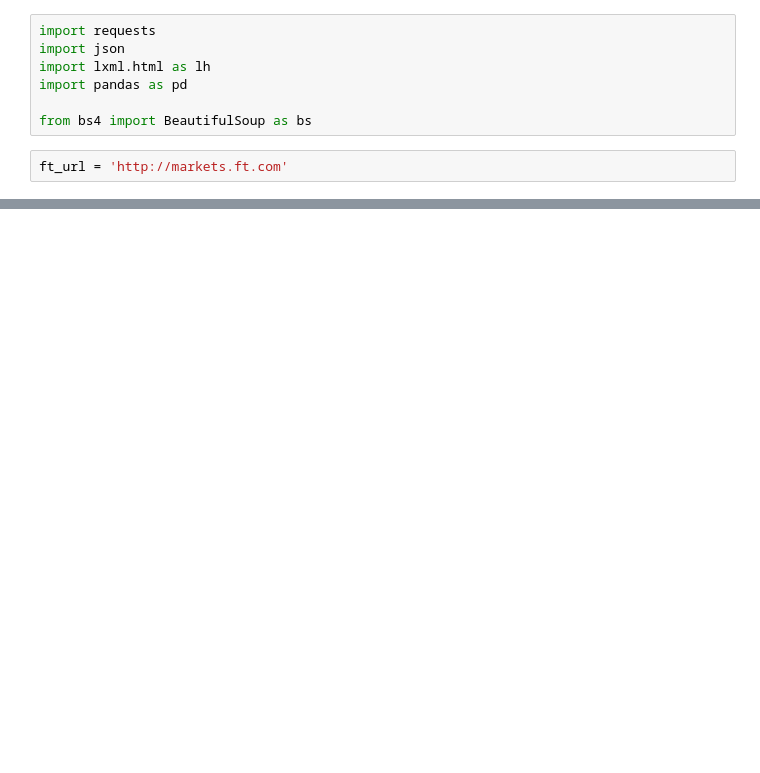
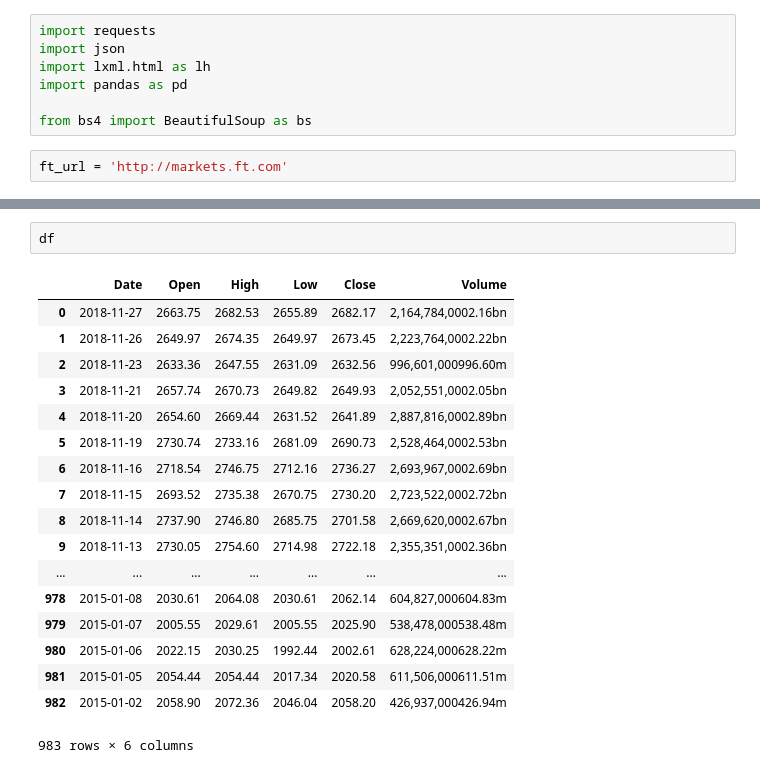
Before and after one commit to stan1eycc/investor-toolbox, a Jupyter notebook: historical_price_py/historical_price.ipynb, the cells around one changed output, grey strips where cells are left out. Saved outputs shown, nothing was run; the diff lists cells and outputs as text; blank space fills up the shorter version.

```diff
--- a/historical_price_py/historical_price.ipynb
+++ b/historical_price_py/historical_price.ipynb
@@ -116,0 +119,21 @@ df.plot(x='Date',y='Close')
+# %%
+df
+# %% [output]
+|  | Date | Open | High | Low | Close | Volume |
+| 0 | 2018-11-27 | 2663.75 | 2682.53 | 2655.89 | 2682.17 | 2,164,784,0002.16bn |
+| 1 | 2018-11-26 | 2649.97 | 2674.35 | 2649.97 | 2673.45 | 2,223,764,0002.22bn |
+| 2 | 2018-11-23 | 2633.36 | 2647.55 | 2631.09 | 2632.56 | 996,601,000996.60m |
+| 3 | 2018-11-21 | 2657.74 | 2670.73 | 2649.82 | 2649.93 | 2,052,551,0002.05bn |
+| 4 | 2018-11-20 | 2654.60 | 2669.44 | 2631.52 | 2641.89 | 2,887,816,0002.89bn |
+| 5 | 2018-11-19 | 2730.74 | 2733.16 | 2681.09 | 2690.73 | 2,528,464,0002.53bn |
+| 6 | 2018-11-16 | 2718.54 | 2746.75 | 2712.16 | 2736.27 | 2,693,967,0002.69bn |
+| 7 | 2018-11-15 | 2693.52 | 2735.38 | 2670.75 | 2730.20 | 2,723,522,0002.72bn |
+| 8 | 2018-11-14 | 2737.90 | 2746.80 | 2685.75 | 2701.58 | 2,669,620,0002.67bn |
+| 9 | 2018-11-13 | 2730.05 | 2754.60 | 2714.98 | 2722.18 | 2,355,351,0002.36bn |
+| ... | ... | ... | ... | ... | ... | ... |
+| 978 | 2015-01-08 | 2030.61 | 2064.08 | 2030.61 | 2062.14 | 604,827,000604.83m |
+| 979 | 2015-01-07 | 2005.55 | 2029.61 | 2005.55 | 2025.90 | 538,478,000538.48m |
+| 980 | 2015-01-06 | 2022.15 | 2030.25 | 1992.44 | 2002.61 | 628,224,000628.22m |
+| 981 | 2015-01-05 | 2054.44 | 2054.44 | 2017.34 | 2020.58 | 611,506,000611.51m |
+| 982 | 2015-01-02 | 2058.90 | 2072.36 | 2046.04 | 2058.20 | 426,937,000426.94m |
+983 rows × 6 columns
```
Also changed, not shown: parts of 4 cells of this notebook.
